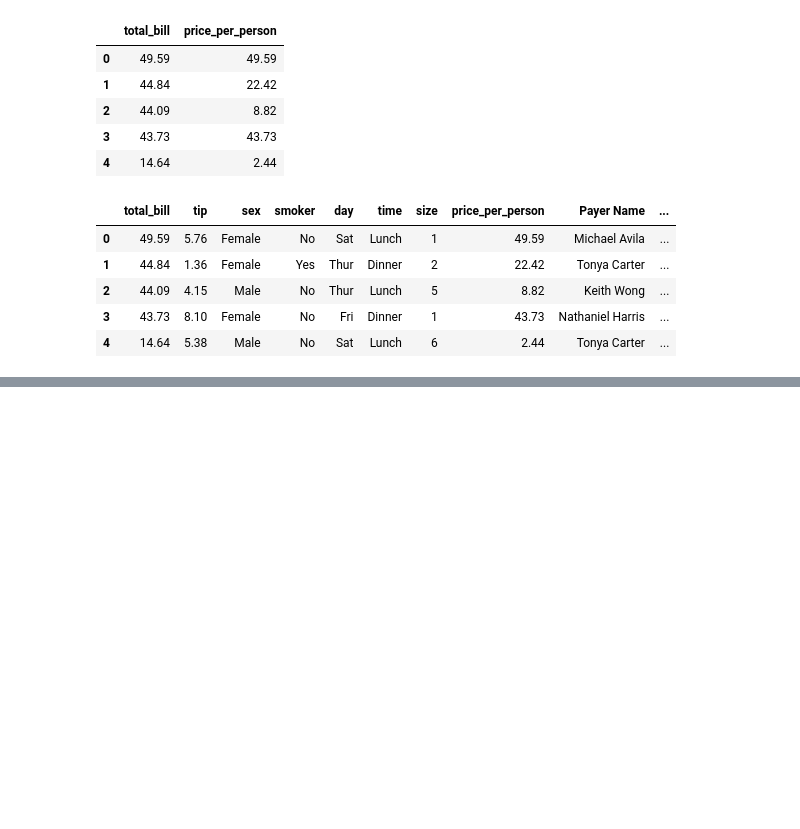
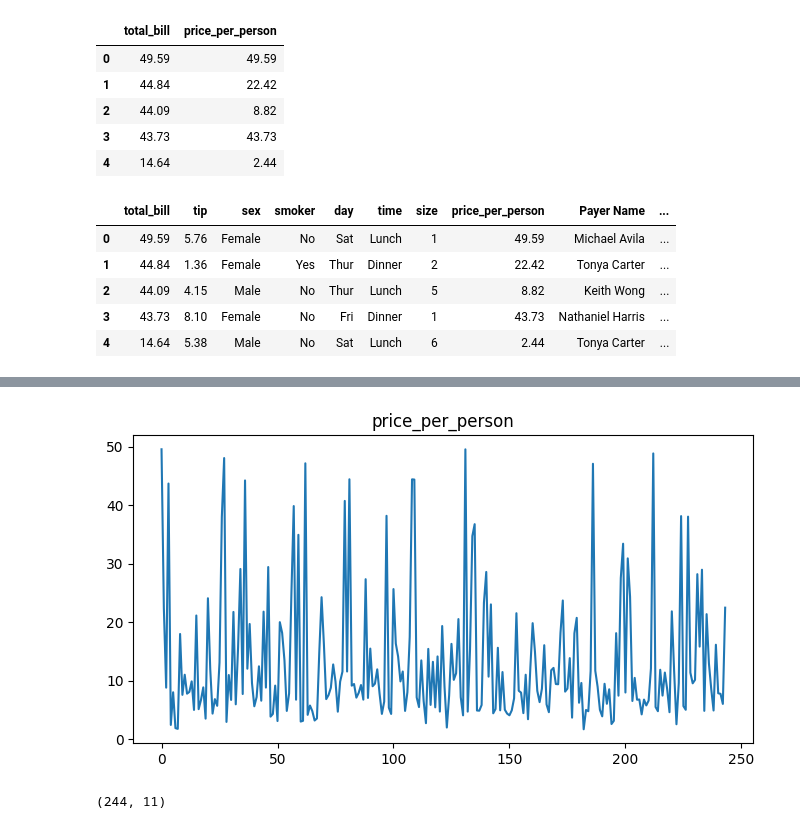
Before and after one commit to ibrahim10sy/learn-python, a Jupyter notebook: Pandas1.ipynb, the cells around one changed output, grey strips where cells are left out. Cells and saved outputs as stored; diff of their text form; code cells hidden in the pictures; blank space fills up the shorter version.

```diff
--- a/Pandas1.ipynb
+++ b/Pandas1.ipynb
@@ -344,0 +407,2 @@ df.head()
+# %%
+df['pour_per'] = np.round(100 * df['tip'] / df['total_bill'], 2)
@@ -344,0 +418,3 @@ df.head()
+# %%
+# supprimer une colonne
+df = df.drop('pour_per', axis=1)
@@ -344,0 +437,12 @@ df.head()
+# %%
+# @title price_per_person
+
+from matplotlib import pyplot as plt
+df['price_per_person'].plot(kind='line', figsize=(8, 4), title='price_per_person')
+plt.gca().spines[['top', 'right']].set_visible(True)
+# %% [output]
+[figure, added]
+# %%
+df.shape
+# %% [output]
+(244, 11)
```
Also changed, not shown: parts of 9 cells of this notebook.
